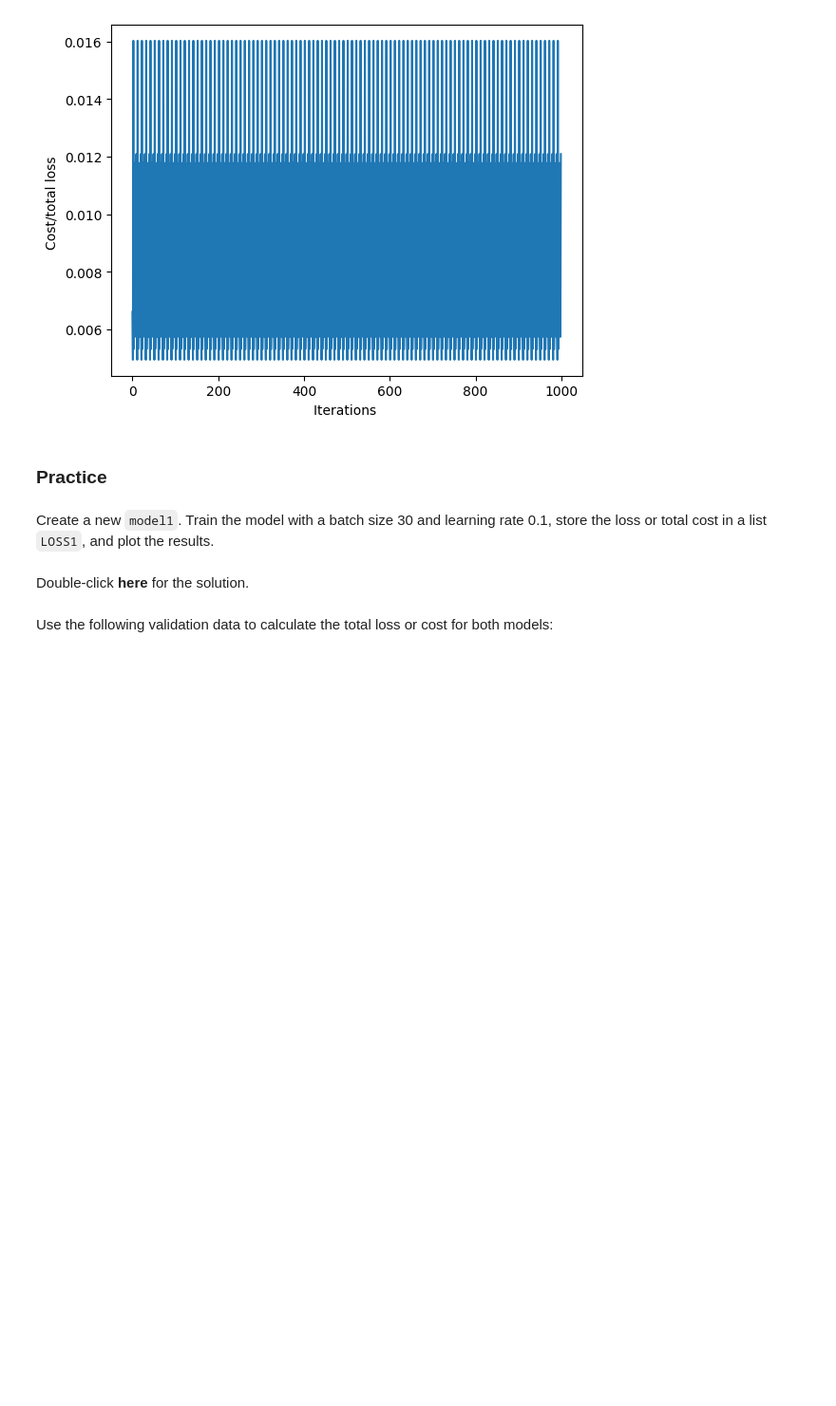
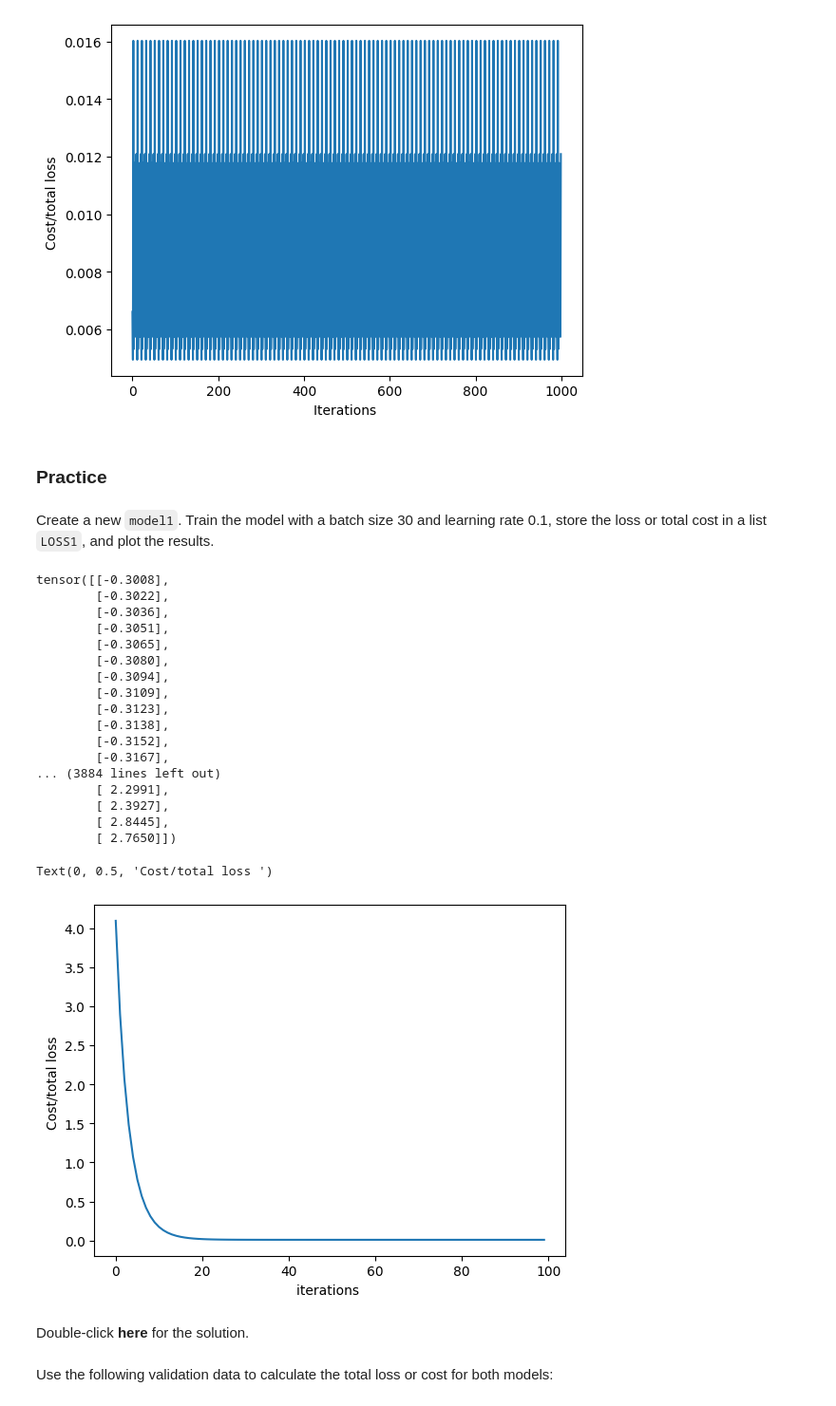
Before and after one commit to PandaHood/Python-Visual, a Jupyter notebook: NNCourse/4.2.multiple_linear_regression_training_v2.ipynb, the cells around one changed output. Shown at 95% size. Cells and saved outputs as stored; diff of their text form; code cells hidden in the pictures; blank space fills up the shorter version.

```diff
--- a/NNCourse/4.2.multiple_linear_regression_training_v2.ipynb
+++ b/NNCourse/4.2.multiple_linear_regression_training_v2.ipynb
@@ -205,7 +205,46 @@ Create a new <code>model1</code>. Train the model with a batch size 30 and learn
 # %%
 # Practice create model1. Train the model with batch size 30 and learning rate 0.1, store the loss in a list <code>LOSS1</code>. Plot the results.
 
 data_set = Data2D()
+trainloader = DataLoader(dataset=data_set,batch_size=30)
+
+model = linear_regression(2,1)
+LOSS1 = []
+optimizer = optim.SGD(model.parameters(), lr=0.1)
+
+for epoch in range(100):
+    for x,y in trainloader:
+        yhat = model(x)
+        loss = criterion(yhat,y)
+        LOSS1.append(loss.item())
+        optimizer.zero_grad()
+        loss.backward()
+        optimizer.step()
+        print(model(x)," ",y)
+
+plt.plot(LOSS1)
+plt.xlabel("iterations ")
+plt.ylabel("Cost/total loss ")
+# %% [output]
+tensor([[-0.3008],
+        [-0.3022],
+        [-0.3036],
+        [-0.3051],
+        [-0.3065],
+        [-0.3080],
+        [-0.3094],
+        [-0.3109],
+        [-0.3123],
+        [-0.3138],
+        [-0.3152],
+        [-0.3167],
+... (3884 lines left out)
+        [ 2.2991],
+        [ 2.3927],
+        [ 2.8445],
+        [ 2.7650]])
+Text(0, 0.5, 'Cost/total loss ')
+[figure, added]
 # %% [markdown]
 Double-click <b>here</b> for the solution.
 
```
Also changed, not shown: parts of 1 cell of this notebook, 1 other file.
